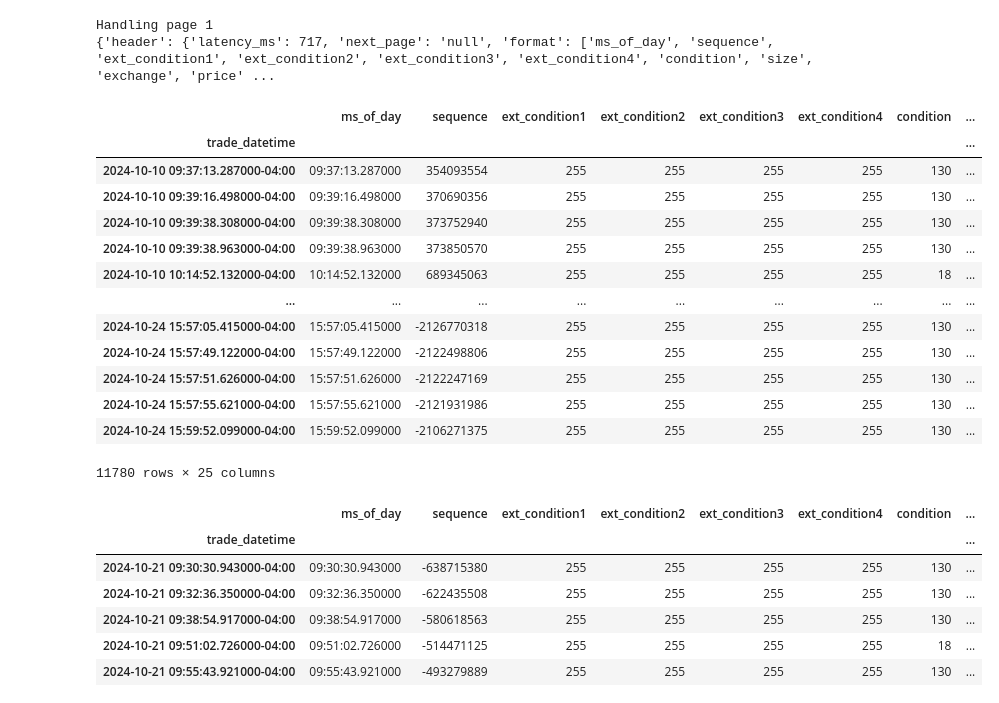
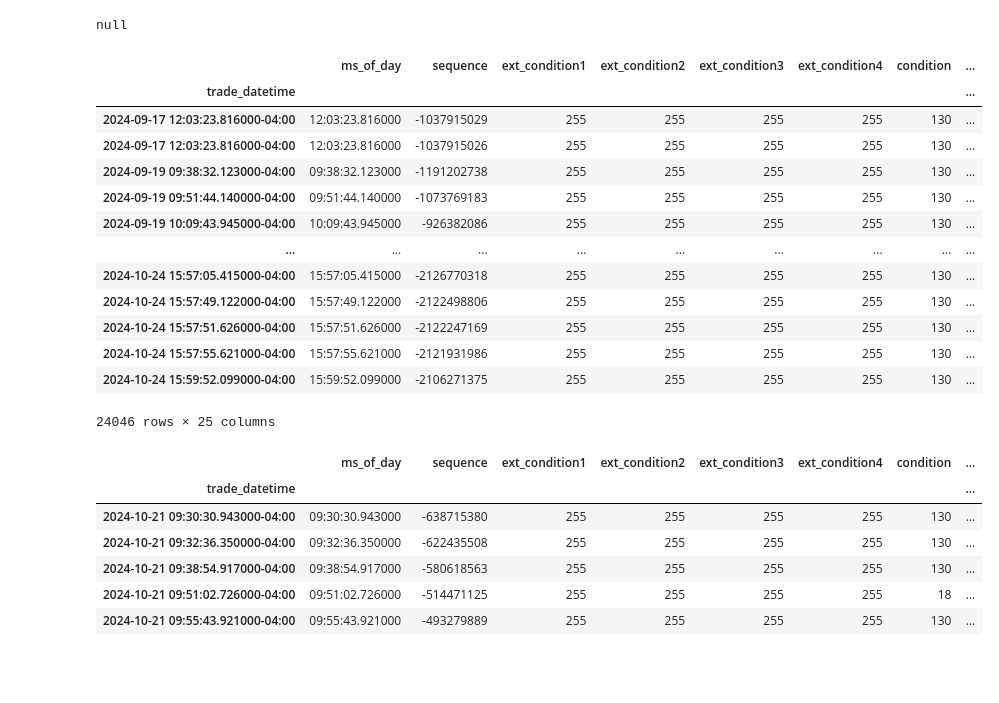
Before and after one commit to dmckim1977/thetadata-python, a Jupyter notebook: bin/options/historical_greeks.ipynb, the cells around one changed output. Drawn from its saved outputs; the diff is of its cells as text; code cells hidden in the pictures; blank space fills up the shorter version.

```diff
--- a/bin/options/historical_greeks.ipynb
+++ b/bin/options/historical_greeks.ipynb
@@ -161,34 +176,33 @@ all_greeks
 60 rows × 28 columns
 # %%
 trade_greeks = client.historical_trade_greeks(
-        start_date=20241010,
+        start_date=20240101,
         end_date=20241024,
         exp=20241024,
-        ivl=3_600_000,
+        ivl=1000,
         # ivl=1000,
         right='C',
         root="SPXW",
         perf_boost=True,
         strike=5850000
     )
 trade_greeks
 # %% [output]
-Handling page 1
-{'header': {'latency_ms': 717, 'next_page': 'null', 'format': ['ms_of_day', 'sequence', 'ext_condition1', 'ext_condition2', 'ext_condition3', 'ext_condition4', 'condition', 'size', 'exchange', 'price' ...
+null
 |  | ms_of_day | sequence | ext_condition1 | ext_condition2 | ext_condition3 | ext_condition4 | condition | ... |
 | trade_datetime |  |  |  |  |  |  |  | ... |
-| 2024-10-10 09:37:13.287000-04:00 | 09:37:13.287000 | 354093554 | 255 | 255 | 255 | 255 | 130 | ... |
-| 2024-10-10 09:39:16.498000-04:00 | 09:39:16.498000 | 370690356 | 255 | 255 | 255 | 255 | 130 | ... |
-| 2024-10-10 09:39:38.308000-04:00 | 09:39:38.308000 | 373752940 | 255 | 255 | 255 | 255 | 130 | ... |
-| 2024-10-10 09:39:38.963000-04:00 | 09:39:38.963000 | 373850570 | 255 | 255 | 255 | 255 | 130 | ... |
-| 2024-10-10 10:14:52.132000-04:00 | 10:14:52.132000 | 689345063 | 255 | 255 | 255 | 255 | 18 | ... |
+| 2024-09-17 12:03:23.816000-04:00 | 12:03:23.816000 | -1037915029 | 255 | 255 | 255 | 255 | 130 | ... |
+| 2024-09-17 12:03:23.816000-04:00 | 12:03:23.816000 | -1037915026 | 255 | 255 | 255 | 255 | 130 | ... |
+| 2024-09-19 09:38:32.123000-04:00 | 09:38:32.123000 | -1191202738 | 255 | 255 | 255 | 255 | 130 | ... |
+| 2024-09-19 09:51:44.140000-04:00 | 09:51:44.140000 | -1073769183 | 255 | 255 | 255 | 255 | 130 | ... |
+| 2024-09-19 10:09:43.945000-04:00 | 10:09:43.945000 | -926382086 | 255 | 255 | 255 | 255 | 130 | ... |
 | ... | ... | ... | ... | ... | ... | ... | ... | ... |
 | 2024-10-24 15:57:05.415000-04:00 | 15:57:05.415000 | -2126770318 | 255 | 255 | 255 | 255 | 130 | ... |
 | 2024-10-24 15:57:49.122000-04:00 | 15:57:49.122000 | -2122498806 | 255 | 255 | 255 | 255 | 130 | ... |
 | 2024-10-24 15:57:51.626000-04:00 | 15:57:51.626000 | -2122247169 | 255 | 255 | 255 | 255 | 130 | ... |
 | 2024-10-24 15:57:55.621000-04:00 | 15:57:55.621000 | -2121931986 | 255 | 255 | 255 | 255 | 130 | ... |
 | 2024-10-24 15:59:52.099000-04:00 | 15:59:52.099000 | -2106271375 | 255 | 255 | 255 | 255 | 130 | ... |
-11780 rows × 25 columns
+24046 rows × 25 columns
 # %%
 trade_greeks_second_order = client.historical_trade_greeks_second_order(
         start_date=20241021,
```
Also changed, not shown: parts of 6 cells of this notebook, 17 other files.
